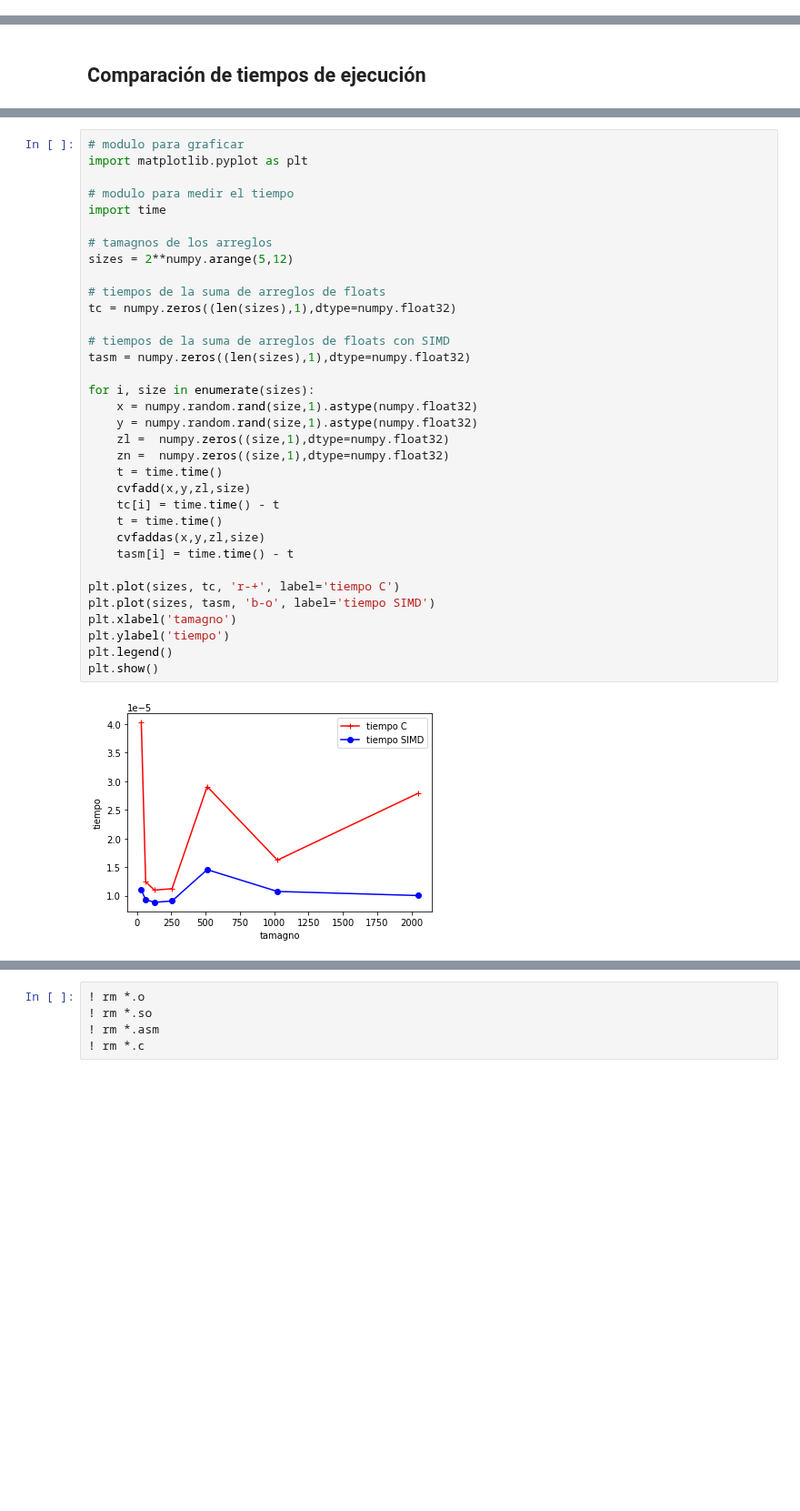
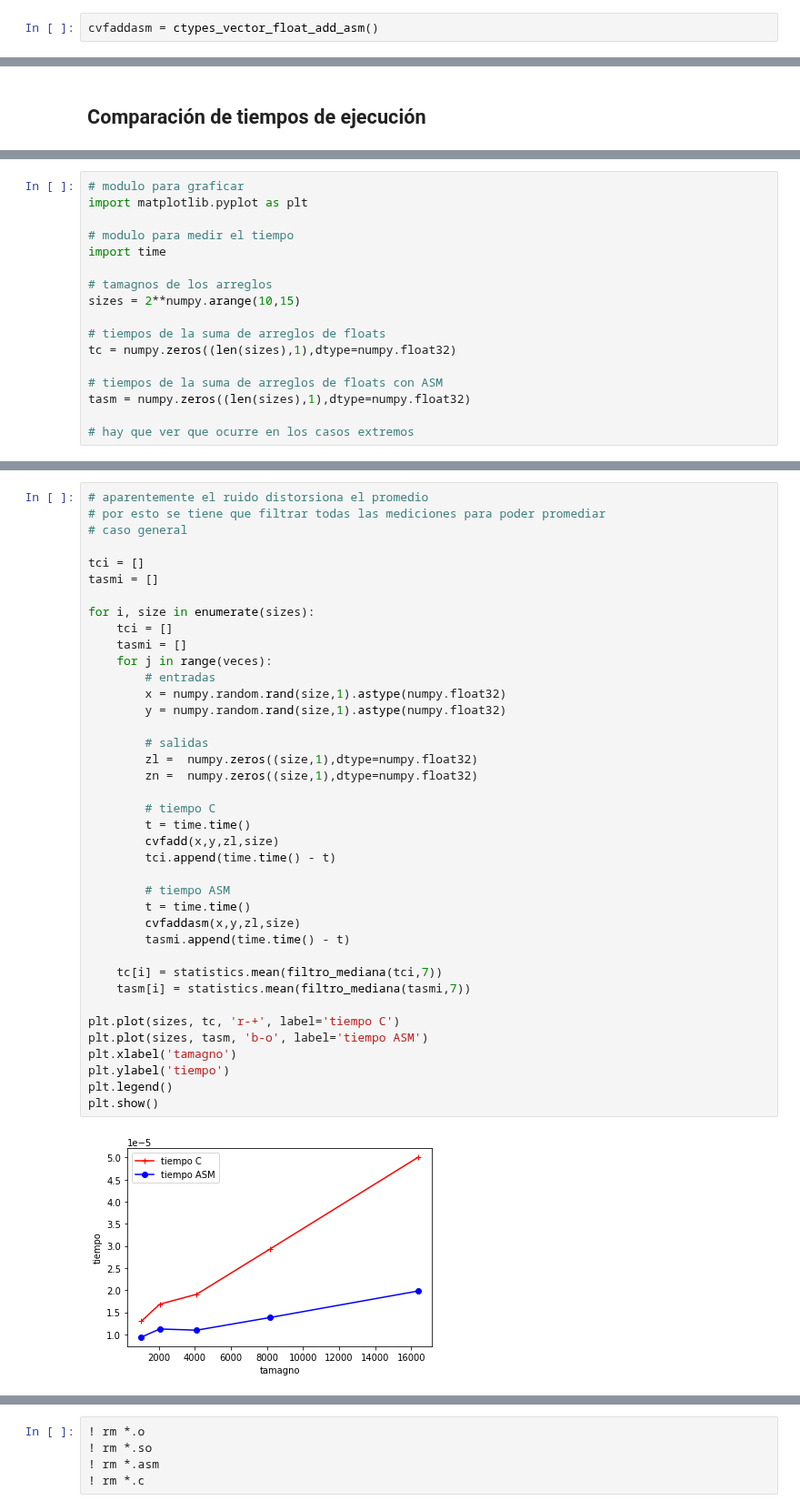
Before and after one commit to stefano-andre/sobre-python, a Jupyter notebook: python-ctypes.ipynb, the cells around one changed output, grey strips where cells are left out. Shown at 91% size. Cells and saved outputs as stored; diff of their text form; blank space fills up the shorter version.

Commit message:
varias pruebas por tamagno, casos extremos y filtro mediana

```diff
--- a/python-ctypes.ipynb
+++ b/python-ctypes.ipynb
@@ -259 +253,3 @@ cvfaddas = ctypes_vector_float_add_asm_simd()
+# %%
+cvfaddasm = ctypes_vector_float_add_asm()
 # %% [markdown]
@@ -289,0 +298,17 @@ el error relativo de la función vectorFloatAddAsmSimdC es 0.000000
+# %%
+# modulo para graficar
+import matplotlib.pyplot as plt
+
+# modulo para medir el tiempo
+import time
+
+# tamagnos de los arreglos
+sizes = 2**numpy.arange(10,15)
+
+# tiempos de la suma de arreglos de floats
+tc = numpy.zeros((len(sizes),1),dtype=numpy.float32)
+
+# tiempos de la suma de arreglos de floats con ASM
+tasm = numpy.zeros((len(sizes),1),dtype=numpy.float32)
+
+# hay que ver que ocurre en los casos extremos
@@ -290,37 +430,42 @@ el error relativo de la función vectorFloatAddAsmSimdC es 0.000000
 # %%
-# modulo para graficar
-import matplotlib.pyplot as plt
+# aparentemente el ruido distorsiona el promedio
+# por esto se tiene que filtrar todas las mediciones para poder promediar
+# caso general
 
-# modulo para medir el tiempo
-import time
-
-# tamagnos de los arreglos
-sizes = 2**numpy.arange(5,12)
-
-# tiempos de la suma de arreglos de floats
-tc = numpy.zeros((len(sizes),1),dtype=numpy.float32)
-
-# tiempos de la suma de arreglos de floats con SIMD
-tasm = numpy.zeros((len(sizes),1),dtype=numpy.float32)
+tci = []
+tasmi = []
 
 for i, size in enumerate(sizes):
-    x = numpy.random.rand(size,1).astype(numpy.float32)
-    y = numpy.random.rand(size,1).astype(numpy.float32)
-    zl =  numpy.zeros((size,1),dtype=numpy.float32)
-    zn =  numpy.zeros((size,1),dtype=numpy.float32)
-    t = time.time()
-    cvfadd(x,y,zl,size)
-    tc[i] = time.time() - t
-    t = time.time()
-    cvfaddas(x,y,zl,size)
-    tasm[i] = time.time() - t
+    tci = []
+    tasmi = []
+    for j in range(veces):
+        # entradas
+        x = numpy.random.rand(size,1).astype(numpy.float32)
+        y = numpy.random.rand(size,1).astype(numpy.float32)
+
+        # salidas
+        zl =  numpy.zeros((size,1),dtype=numpy.float32)
+        zn =  numpy.zeros((size,1),dtype=numpy.float32)
+
+        # tiempo C
+        t = time.time()
+        cvfadd(x,y,zl,size)
+        tci.append(time.time() - t)
+
+        # tiempo ASM
+        t = time.time()
+        cvfaddasm(x,y,zl,size)
+        tasmi.append(time.time() - t)
+
+    tc[i] = statistics.mean(filtro_mediana(tci,7))
+    tasm[i] = statistics.mean(filtro_mediana(tasmi,7))
 
 plt.plot(sizes, tc, 'r-+', label='tiempo C')
-plt.plot(sizes, tasm, 'b-o', label='tiempo SIMD')
+plt.plot(sizes, tasm, 'b-o', label='tiempo ASM')
 plt.xlabel('tamagno')
 plt.ylabel('tiempo')
 plt.legend()
 plt.show()
 # %% [output]
-[figure, old version]
+[figure, new version]
 # %%
```
Also changed, not shown: parts of 19 cells of this notebook.
